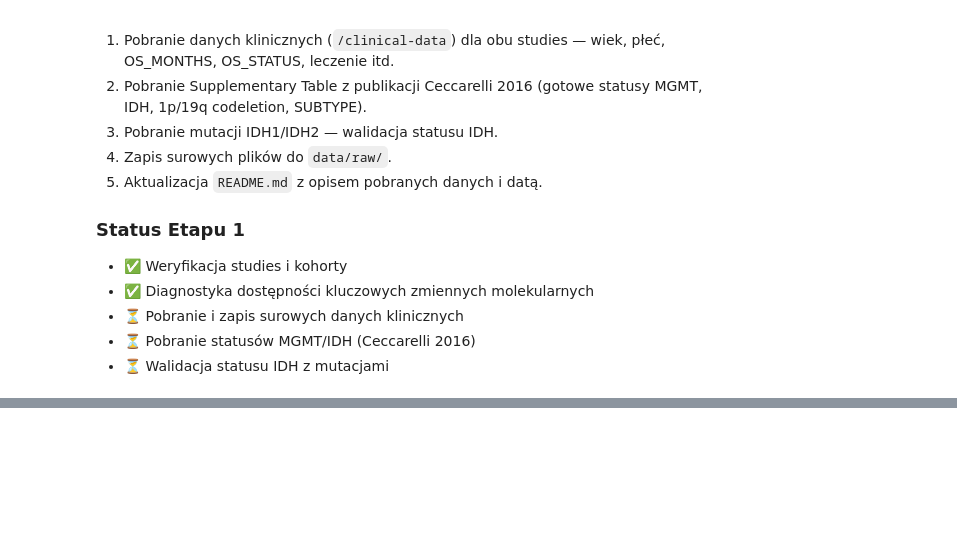
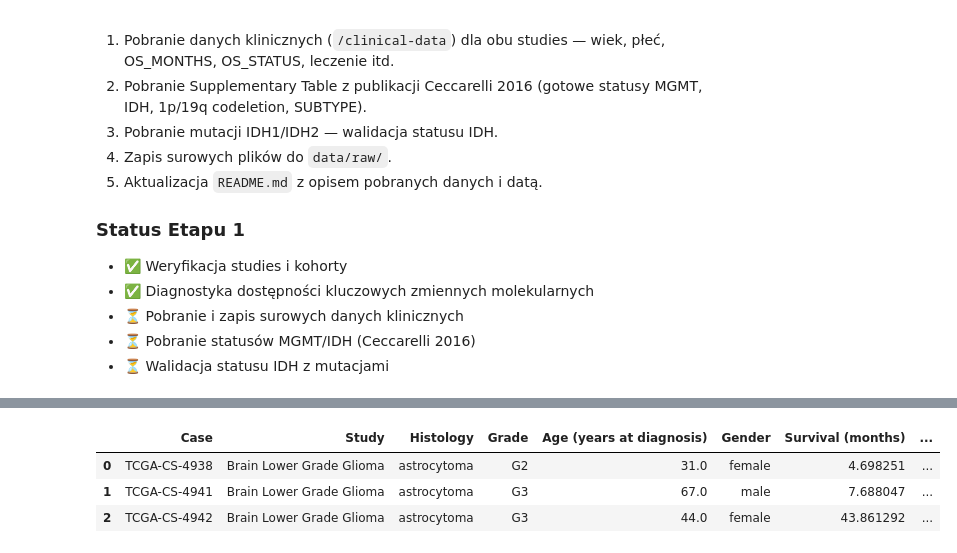
Before and after one commit to AnnaZimniewicz/tcga-glioma-survival, a Jupyter notebook: notebooks/01_data_acquisition.ipynb, the cells around one changed output, grey strips where cells are left out. Saved outputs shown, nothing was run; the diff lists cells and outputs as text; code cells hidden in the pictures; blank space fills up the shorter version.

```diff
--- a/notebooks/01_data_acquisition.ipynb
+++ b/notebooks/01_data_acquisition.ipynb
@@ -607,0 +612,16 @@ Status IDH zostanie dodatkowo zwalidowany przez porównanie z mutacjami genów I
+# %%
+# Ścieżka do pliku - korzystamy z RAW_DATA_DIR zdefiniowanego wcześniej
+ceccarelli_path = RAW_DATA_DIR / "ceccarelli_2016_table_s1.xlsx"
+
+# Wczytanie arkusza S1A
+# UWAGA: w pliku Excela pierwszy wiersz (indeks 0) to "super-nagłówki" (kategorie kolumn typu "Clinical Data"),
+# a faktyczne nazwy kolumn są w drugim wierszu (indeks 1). Dlatego header=1.
+ceccarelli = pd.read_excel(
+    ceccarelli_path,
+    sheet_name="S1A. TCGA discovery dataset",
+    header=1
+)
+
+# Podgląd rozmiaru tabeli
+print(f"Liczba wierszy:  {len(ceccarelli)}")
+print(f"Liczba kolumn:   {len(ceccarelli.columns)}")
@@ -607,0 +654,23 @@ Status IDH zostanie dodatkowo zwalidowany przez porównanie z mutacjami genów I
+# %%
+# Podgląd pierwszych 3 wierszy
+kluczowe_kolumny = [
+    'Case',
+    'Study',
+    'Histology',
+    'Grade',
+    'Age (years at diagnosis)',
+    'Gender',
+    'Survival (months)',
+    'Vital status (1=dead)',
+    'IDH status',
+    'MGMT promoter status',
+    '1p/19q codeletion',
+    'IDH/codel subtype',
+]
+
+ceccarelli[kluczowe_kolumny].head(3)
+# %% [output]
+|  | Case | Study | Histology | Grade | Age (years at diagnosis) | Gender | Survival (months) | ... |
+| 0 | TCGA-CS-4938 | Brain Lower Grade Glioma | astrocytoma | G2 | 31.0 | female | 4.698251 | ... |
+| 1 | TCGA-CS-4941 | Brain Lower Grade Glioma | astrocytoma | G3 | 67.0 | male | 7.688047 | ... |
+| 2 | TCGA-CS-4942 | Brain Lower Grade Glioma | astrocytoma | G3 | 44.0 | female | 43.861292 | ... |
```
Also changed, not shown: parts of 21 cells of this notebook, 1 other file.
